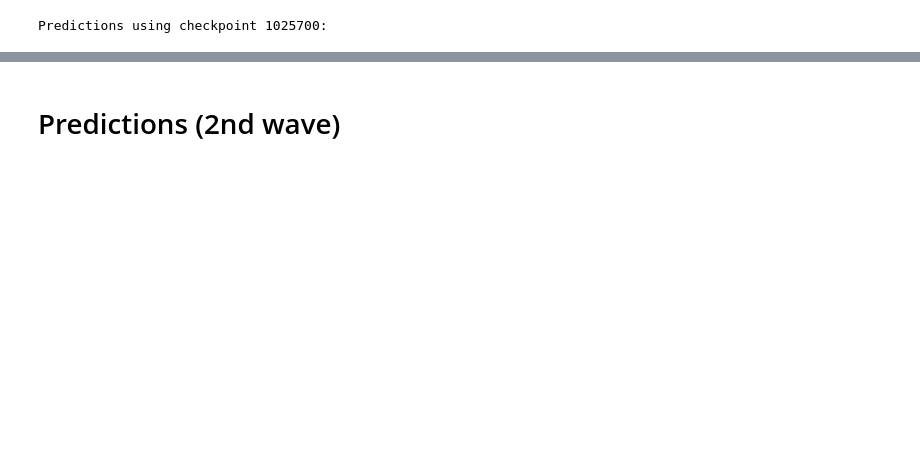
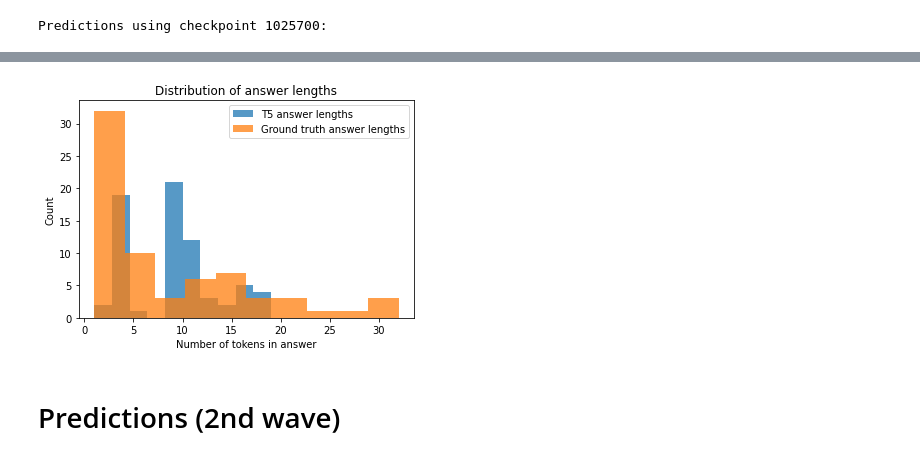
Before and after one commit to johntiger1/hugging-face-generation, a Jupyter notebook: Copy_of_t5_trivia.ipynb, the cells around one changed output, grey strips where cells are left out. Drawn from its saved outputs; the diff is of its cells as text; code cells hidden in the pictures; blank space fills up the shorter version.

```diff
--- a/Copy_of_t5_trivia.ipynb
+++ b/Copy_of_t5_trivia.ipynb
@@ -1379 +1360,3 @@ answers
  ' ⁇  105 days\n']
+# %%
+additional_COVID_QA_df["t5_answers"] = answers
@@ -1380,3 +1381,23 @@ answers
+# %%
+
+# Now just compute lengths and such
+t5_lengths = [len(seq.split()) for seq in additional_COVID_QA_df["t5_answers"].tolist()]
+gt_lengths = [len(valid_ans.split()) for valid_ans in additional_COVID_QA_df["answer"].tolist()]
+# %%
+import matplotlib.pyplot as plt
+
+fig, ax = plt.subplots()
+ax.hist(t5_lengths, label="T5 answer lengths", alpha=0.75)
+ax.hist(gt_lengths, label="Ground truth answer lengths", alpha=0.75)
+ax.set_title("Distribution of answer lengths")
+ax.set_xlabel("Number of tokens in answer")
+ax.set_ylabel("Count")
+# ax.set_xlim(0,60)
+
+ax.legend()
+plt.savefig("LengthDistributionComparison_COVID_GQA")
+# %% [output]
+[figure, added]
 # %% [markdown]
 # Predictions (2nd wave)
 # %%
```
Also changed, not shown: parts of 42 cells of this notebook.
